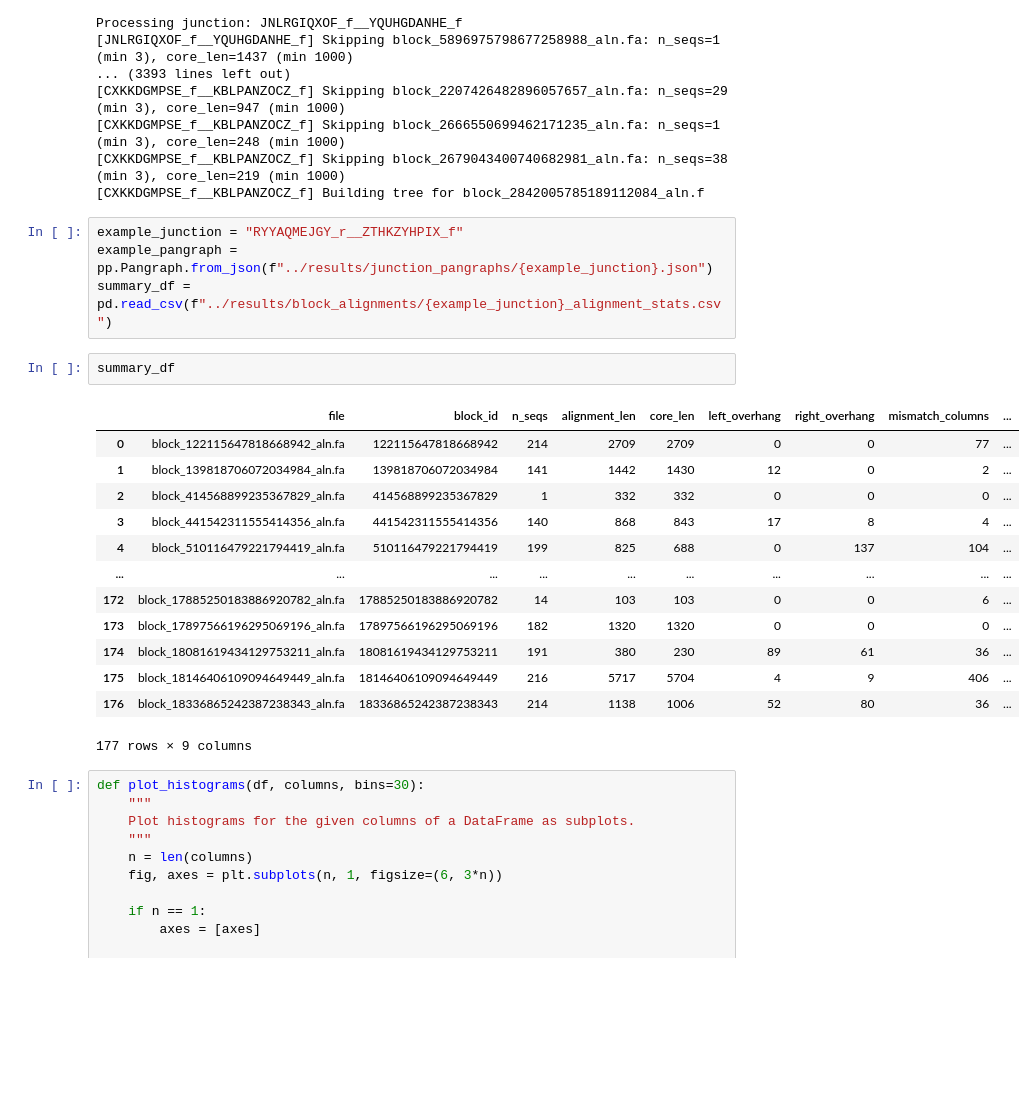
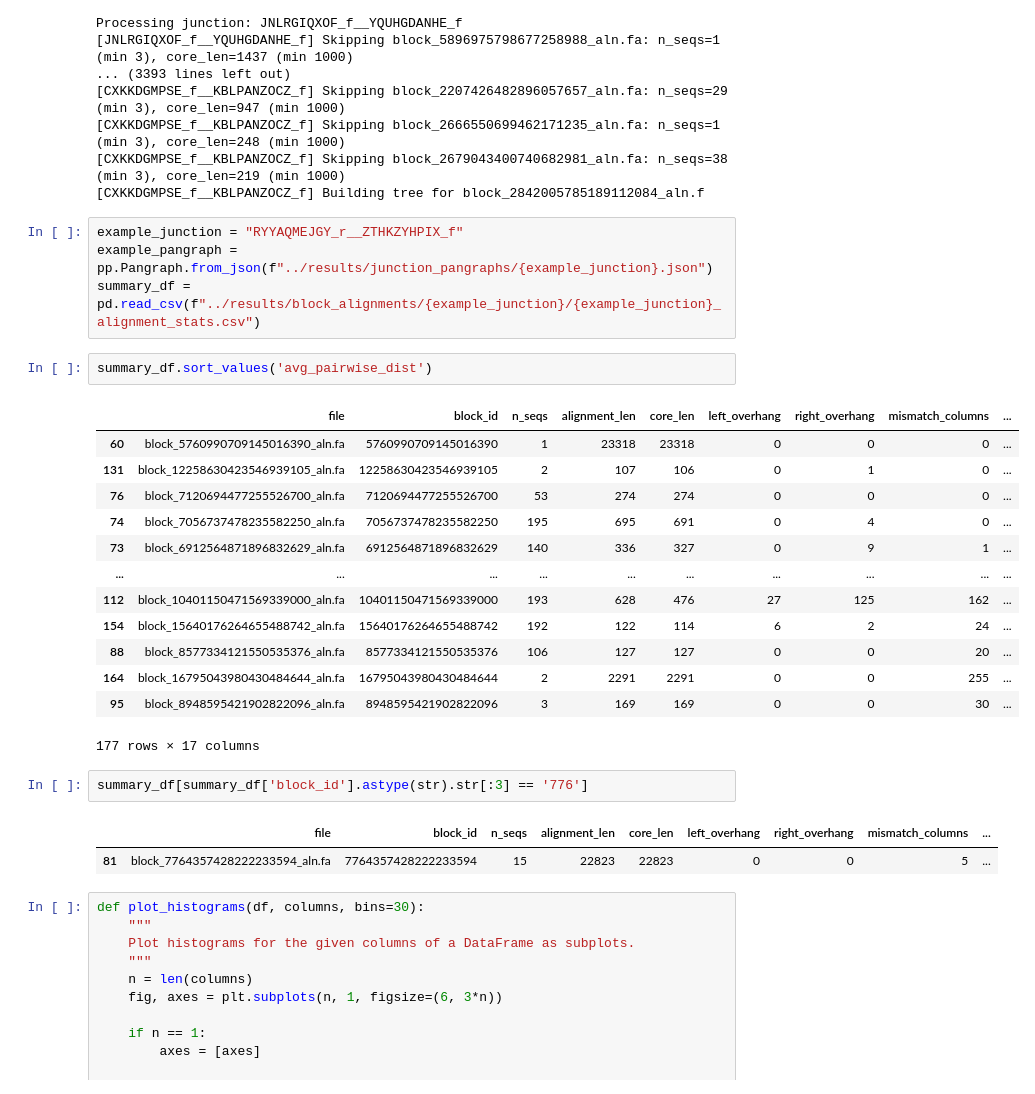
Before and after one commit to marie3003/junction_dataset, a Jupyter notebook: explore/block_diversity.ipynb, the cells around one changed output. Cells and saved outputs as stored; diff of their text form; blank space fills up the shorter version.

```diff
--- a/explore/block_diversity.ipynb
+++ b/explore/block_diversity.ipynb
@@ -150,23 +150,28 @@ Processing junction: JNLRGIQXOF_f__YQUHGDANHE_f
 # %%
 example_junction = "RYYAQMEJGY_r__ZTHKZYHPIX_f"
 example_pangraph = pp.Pangraph.from_json(f"../results/junction_pangraphs/{example_junction}.json")
-summary_df = pd.read_csv(f"../results/block_alignments/{example_junction}_alignment_stats.csv")
+summary_df = pd.read_csv(f"../results/block_alignments/{example_junction}/{example_junction}_alignment_stats.csv")
 # %%
-summary_df
+summary_df.sort_values('avg_pairwise_dist')
 # %% [output]
 |  | file | block_id | n_seqs | alignment_len | core_len | left_overhang | right_overhang | mismatch_columns | ... |
-| 0 | block_122115647818668942_aln.fa | 122115647818668942 | 214 | 2709 | 2709 | 0 | 0 | 77 | ... |
-| 1 | block_139818706072034984_aln.fa | 139818706072034984 | 141 | 1442 | 1430 | 12 | 0 | 2 | ... |
-| 2 | block_414568899235367829_aln.fa | 414568899235367829 | 1 | 332 | 332 | 0 | 0 | 0 | ... |
-| 3 | block_441542311555414356_aln.fa | 441542311555414356 | 140 | 868 | 843 | 17 | 8 | 4 | ... |
-| 4 | block_510116479221794419_aln.fa | 510116479221794419 | 199 | 825 | 688 | 0 | 137 | 104 | ... |
+| 60 | block_5760990709145016390_aln.fa | 5760990709145016390 | 1 | 23318 | 23318 | 0 | 0 | 0 | ... |
+| 131 | block_12258630423546939105_aln.fa | 12258630423546939105 | 2 | 107 | 106 | 0 | 1 | 0 | ... |
+| 76 | block_7120694477255526700_aln.fa | 7120694477255526700 | 53 | 274 | 274 | 0 | 0 | 0 | ... |
+| 74 | block_7056737478235582250_aln.fa | 7056737478235582250 | 195 | 695 | 691 | 0 | 4 | 0 | ... |
+| 73 | block_6912564871896832629_aln.fa | 6912564871896832629 | 140 | 336 | 327 | 0 | 9 | 1 | ... |
 | ... | ... | ... | ... | ... | ... | ... | ... | ... | ... |
-| 172 | block_17885250183886920782_aln.fa | 17885250183886920782 | 14 | 103 | 103 | 0 | 0 | 6 | ... |
-| 173 | block_17897566196295069196_aln.fa | 17897566196295069196 | 182 | 1320 | 1320 | 0 | 0 | 0 | ... |
-| 174 | block_18081619434129753211_aln.fa | 18081619434129753211 | 191 | 380 | 230 | 89 | 61 | 36 | ... |
-| 175 | block_18146406109094649449_aln.fa | 18146406109094649449 | 216 | 5717 | 5704 | 4 | 9 | 406 | ... |
-| 176 | block_18336865242387238343_aln.fa | 18336865242387238343 | 214 | 1138 | 1006 | 52 | 80 | 36 | ... |
+| 112 | block_10401150471569339000_aln.fa | 10401150471569339000 | 193 | 628 | 476 | 27 | 125 | 162 | ... |
+| 154 | block_15640176264655488742_aln.fa | 15640176264655488742 | 192 | 122 | 114 | 6 | 2 | 24 | ... |
+| 88 | block_8577334121550535376_aln.fa | 8577334121550535376 | 106 | 127 | 127 | 0 | 0 | 20 | ... |
+| 164 | block_16795043980430484644_aln.fa | 16795043980430484644 | 2 | 2291 | 2291 | 0 | 0 | 255 | ... |
+| 95 | block_8948595421902822096_aln.fa | 8948595421902822096 | 3 | 169 | 169 | 0 | 0 | 30 | ... |
-177 rows × 9 columns
+177 rows × 17 columns
+# %%
+summary_df[summary_df['block_id'].astype(str).str[:3] == '776']
+# %% [output]
+|  | file | block_id | n_seqs | alignment_len | core_len | left_overhang | right_overhang | mismatch_columns | ... |
+| 81 | block_7764357428222233594_aln.fa | 7764357428222233594 | 15 | 22823 | 22823 | 0 | 0 | 5 | ... |
 # %%
 def plot_histograms(df, columns, bins=30):
     """
```
Also changed, not shown: parts of 1 cell of this notebook, 10 other files.
